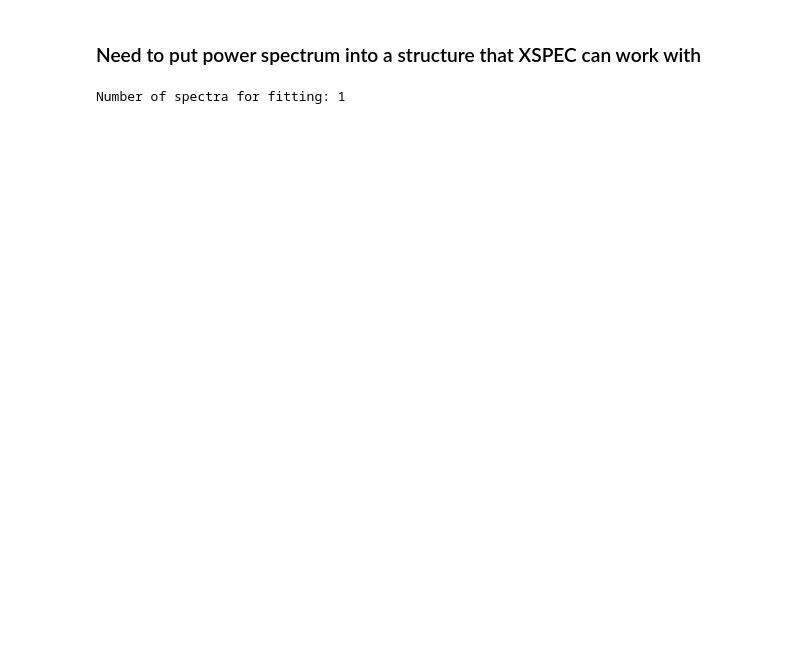
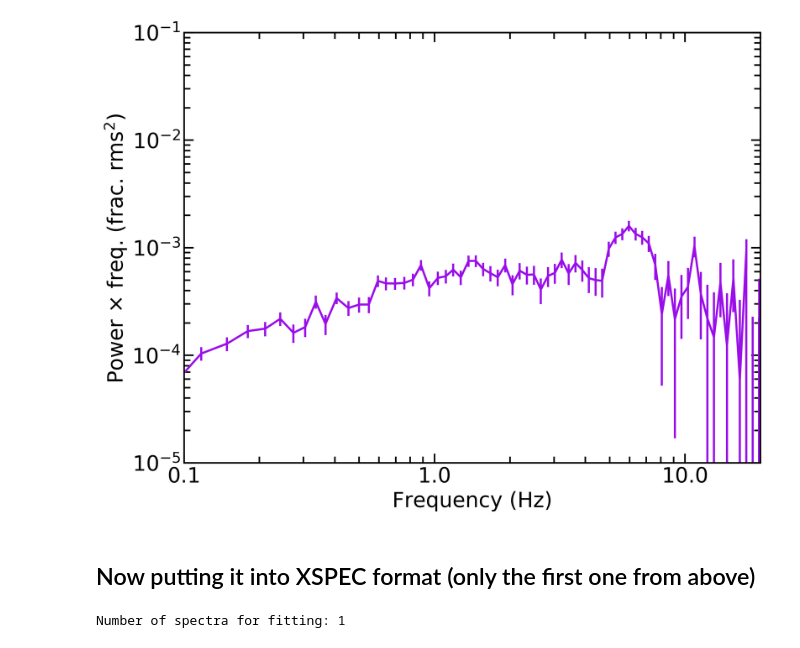
Before and after one commit to abigailStev/MAXIJ1535_QPO, a Jupyter notebook: psd_fitting.ipynb, the cells around one changed output. Cells and saved outputs as stored; diff of their text form; code cells hidden in the pictures; blank space fills up the shorter version.

```diff
--- a/psd_fitting.ipynb
+++ b/psd_fitting.ipynb
@@ -20,15 +21,19 @@ from xcor_tools import geom_rb, find_nearest
 font_prop = font_manager.FontProperties(size=20)
 # %%
 homedir = os.path.expanduser("~")
-maxi_dir = homedir+"/Dropbox/Research/MAXIJ1535_B-QPO"
+maxi_dir = homedir+"/Dropbox/Research/MAXIJ1535_QPO"
 os.chdir(maxi_dir)
-cs_file = maxi_dir+"/out/MAXIJ1535_64sec_256dt_cs.fits"
-other_cs_file = maxi_dir+"/out/MAXIJ1535_64sec_256dt_HARDER_cs.fits"
-assert os.path.isfile(cs_file), "Fits file with cross spectrum does not exist."
-cs_tab = Table.read(cs_file, format='fits')
-other_cs_tab = Table.read(other_cs_file, format='fits')
-print(cs_tab.info)
-print(cs_tab.meta)
+cs1_file = maxi_dir+"/out/MAXIJ1535_64sec_256dt_ratecut_cs.fits"
+assert os.path.isfile(cs1_file), "Fits file with cross spectrum does not exist."
+cs1_tab = Table.read(cs1_file, format='fits')
+print(cs1_tab.info)
+# print(cs1_tab.meta)
+cs2_file = maxi_dir+"/out/MAXIJ1535_64sec_256dt_window2_cs.fits"
+cs2_tab = Table.read(cs2_file, format='fits')
+cs3_file = maxi_dir+"/out/MAXIJ1535_64sec_256dt_window3_cs.fits"
+cs3_tab = Table.read(cs3_file, format='fits')
+cs4_file = maxi_dir+"/out/MAXIJ1535_64sec_256dt_window4_cs.fits"
+cs4_tab = Table.read(cs4_file, format='fits')
 # %% [output]
 <Table length=16384>
    name     dtype    shape    unit                 description
@@ -112,2 +103,0 @@ plt.show()
-# %% [markdown]
-### Need to put power spectrum into a structure that XSPEC can work with
@@ -114 +125,48 @@ plt.show()
+# %%
+fig, ax = plt.subplots(1, 1, figsize=(9, 6.75), dpi=300, tight_layout=True)
+
+# ax.plot(rb_freq, fpf_psd1, color=xkcdcolor['xkcd:fuchsia'], linestyle='dashed', lw=2, zorder=3, label="Days 20-23")
+# ax.plot(rb_freq, fpf_psd2, color=xkcdcolor['xkcd:tangerine'], lw=2, zorder=2, label="Days 23-26")
+# ax.plot(rb_freq, fpf_psd3, color=xkcdcolor['xkcd:deep green'], lw=2, zorder=1, label="Days 26-30")
+# ax.plot(rb_freq, fpf_psd4, color=xkcdcolor['xkcd:electric blue'], linestyle='dotted', lw=2, zorder=4, label="Days 36-39")
+
+# ax.errorbar(rb_freq, fpf_psd3, yerr=fpf_err3, color=xkcdcolor['xkcd:deep green'], lw=2, zorder=3, label="Days 20-23")
+# ax.errorbar(rb_freq, fpf_psd2, yerr=fpf_err2, color=xkcdcolor['xkcd:tangerine'], lw=2, zorder=2, label="Days 23-26")
+# ax.errorbar(rb_freq, fpf_psd1, yerr=fpf_err1, color=xkcdcolor['xkcd:fuchsia'], linestyle='dashed', lw=2, zorder=1, label="Days 26-30")
+# ax.errorbar(rb_freq, fpf_psd4, yerr=fpf_err4, color=xkcdcolor['xkcd:electric blue'], linestyle='dotted', lw=2, zorder=4, label="Days 36-39")
+
+# ax.errorbar(rb_freq, fpf_psd2, yerr=fpf_err2, color='black', lw=2)
+ax.errorbar(rb_freq, fpf_psd1, yerr=fpf_err1, color=xkcdcolor['xkcd:violet'], lw=2)
+
+# ax.errorbar(rb_freq, fpf_psd1, yerr=fpf_err1, color=xkcdcolor['xkcd:violet'], lw=2)
+# ax.errorbar(rb_freq, fpf_psd2, yerr=fpf_err2, color='green', lw=2)
+
+ax.set_xlim(0.1, 20)
+ax.set_ylim(1e-5, 1e-1)
+ax.set_xscale('log')
+ax.set_yscale('log')
+ax.set_xlabel("Frequency (Hz)", fontproperties=font_prop)
+ax.set_ylabel(r"Power $\times$ freq. (frac. rms$^2$) ", fontproperties=font_prop)
+ax.tick_params(axis='both', labelsize=20)
+ax.xaxis.set_major_formatter(ScalarFormatter())
+ax.tick_params(axis='x', labelsize=20, bottom=True, top=True,
+               labelbottom=True, labeltop=False, direction="in")
+ax.tick_params(axis='y', labelsize=20, left=True, right=True,
+               labelleft=True, labelright=False, direction="in")
+ax.tick_params(which='major', width=1.5, length=9, direction='in')
+ax.tick_params(which='minor', width=1.5, top=True, right=True, length=6, direction='in')
+for axis in ['top', 'bottom', 'left', 'right']:
+    ax.spines[axis].set_linewidth(1.5)
+# handles, labels = ax.get_legend_handles_labels()
+# ax.legend(handles, labels, loc='upper left', fontsize=16,
+#             borderpad=0.5, labelspacing=0.5, borderaxespad=0.5)
+# plt.savefig("./out/count_compare_psds.eps")
+# plt.savefig("./out/count_compare_psds.png")
+# if not fit_with_noise:
+#     plt.savefig("./out/hr_psds.eps")
+plt.show()
+# %% [output]
+[figure, added]
+# %% [markdown]
+## Now putting it into XSPEC format (only the first one from above)
 # %%
```
Also changed, not shown: parts of 17 cells of this notebook, 4 other files.
